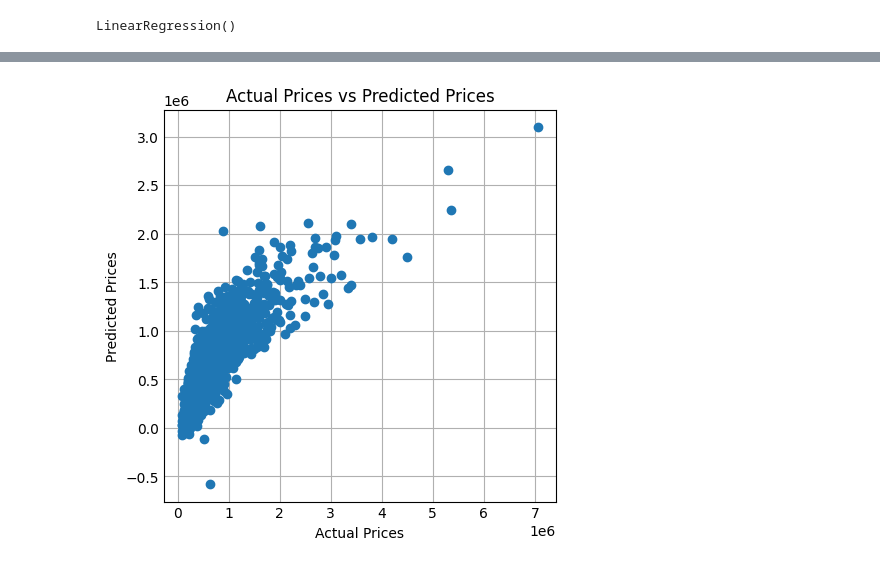
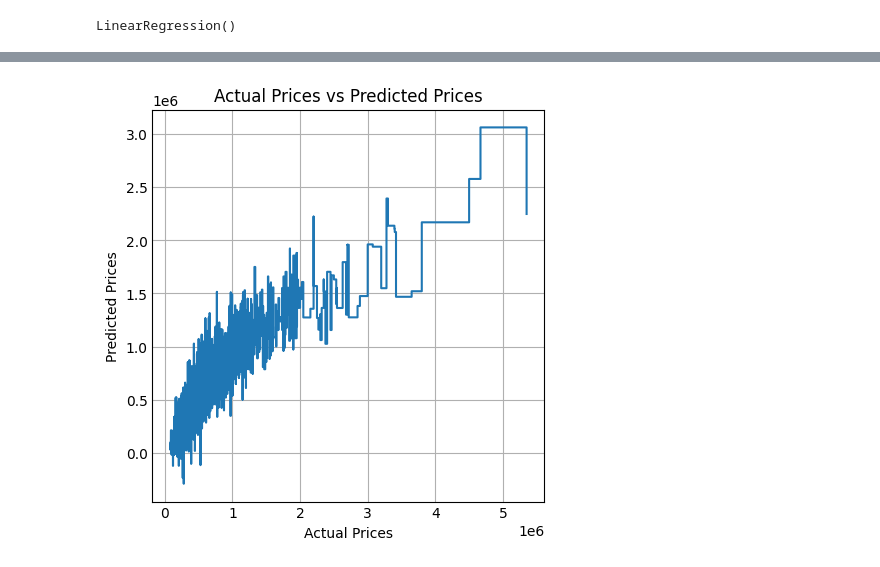
Before and after one commit to djuanthomas22/My-new-repo, a Jupyter notebook: HousePrices.ipynb, the cells around one changed output, grey strips where cells are left out. Cells and saved outputs as stored; diff of their text form; code cells hidden in the pictures.

```diff
--- a/HousePrices.ipynb
+++ b/HousePrices.ipynb
@@ -100,20 +62,26 @@ from matplotlib import pyplot as plt
 import numpy as np
 # %%
 # Actual values
-actual = y_test
+actual = y_test.values
 # Predicted values
 predicted = predicitons
+# Sort the values
+sorted_idx = np.argsort(actual)
+actual_sorted = actual[sorted_idx]
+predicitons_sorted = predicted[sorted_idx]
 # %%
 # Create a vizitualization of actual vs predicted prices.
 plt.figure(figsize = (4,4))
-plt.scatter(actual, predicitons,)
+plt.step(actual_sorted, predicitons_sorted, where='post',)
 plt.style.use('_mpl-gallery')
 plt.xlabel('Actual Prices')
 plt.ylabel('Predicted Prices')
 plt.title('Actual Prices vs Predicted Prices')
 plt.show()
+# A step plot is used here to visualize how predicted house prices change as actual prices increase.
+# The step representation highlights piecewise-constant behavior in the model’s predictions.
 # %% [output]
-[figure, old version]
+[figure, new version]
 # %%
 from sklearn.metrics import root_mean_squared_error
 # %%
```
Also changed, not shown: parts of 6 cells of this notebook.
